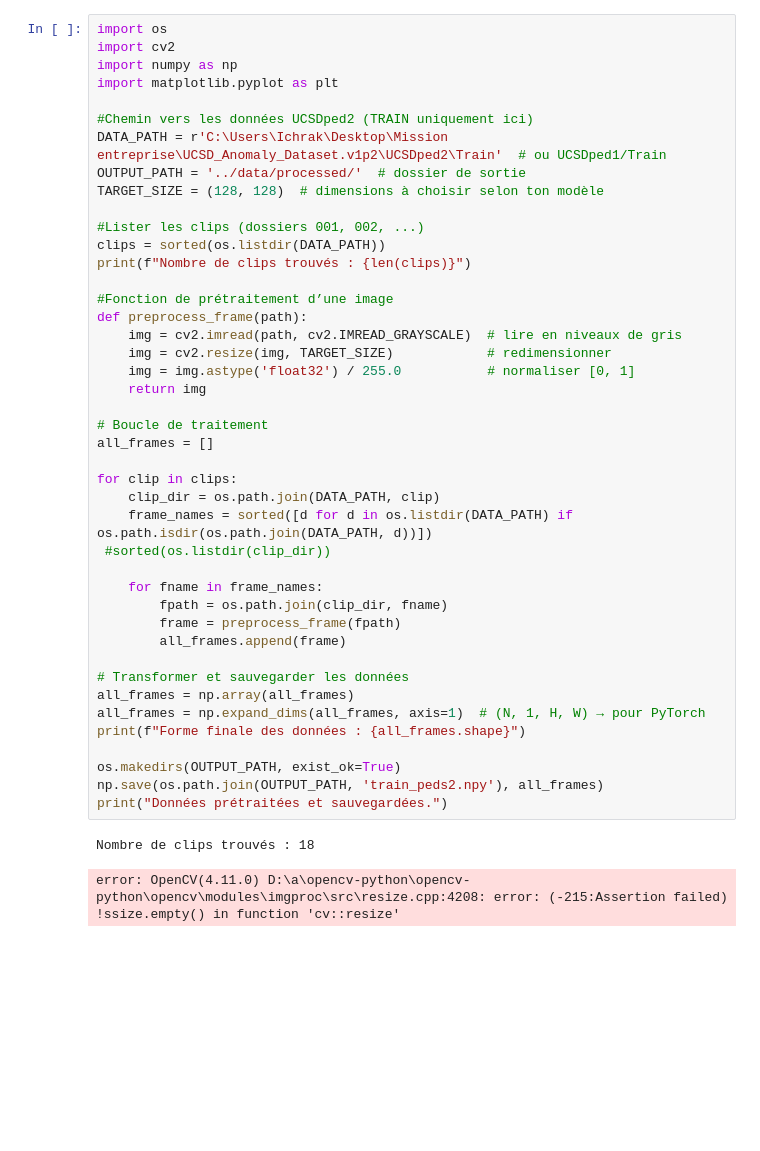
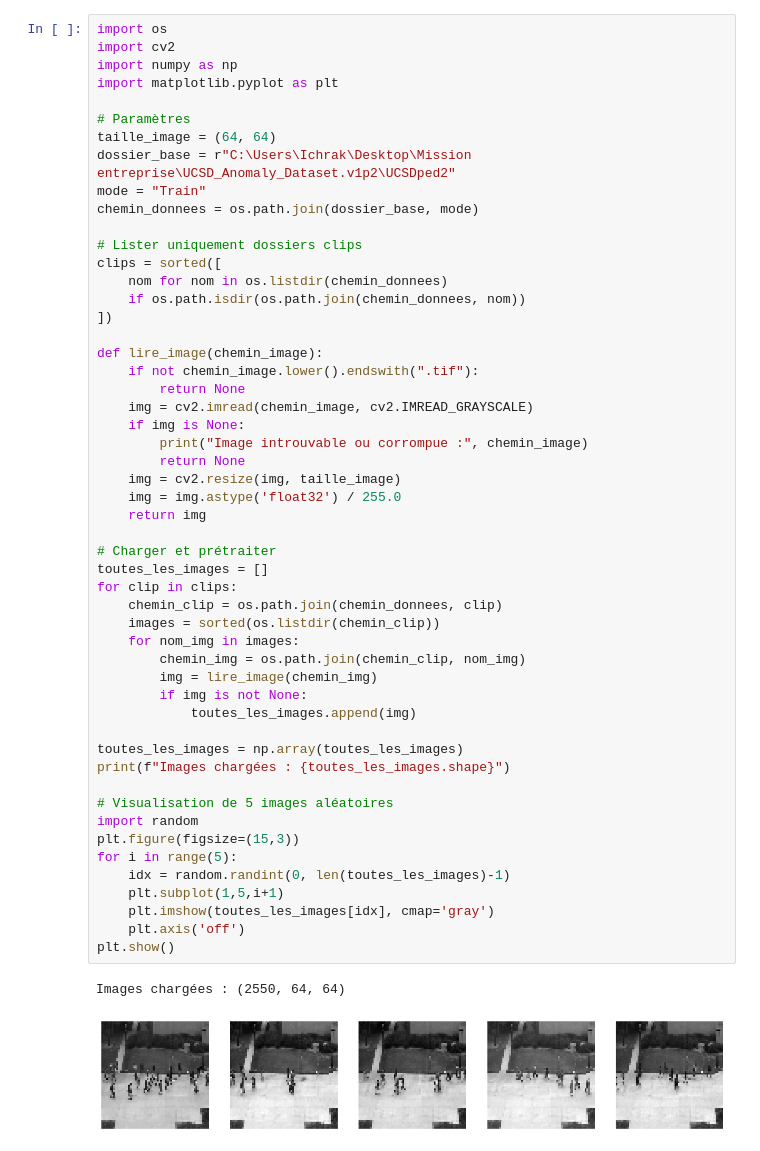
Before and after one commit to ichrakjlassi/Ucsd_AnomalyDetection, a Jupyter notebook: PreprocessingUcsd_AnomalyDetection.ipynb, the cells around one changed output. Cells and saved outputs as stored; diff of their text form; blank space fills up the shorter version.

```diff
--- a/PreprocessingUcsd_AnomalyDetection.ipynb
+++ b/PreprocessingUcsd_AnomalyDetection.ipynb
@@ -1,46 +1,55 @@
 # %%
 import os
 import cv2
 import numpy as np
 import matplotlib.pyplot as plt
 
-#Chemin vers les données UCSDped2 (TRAIN uniquement ici)
-DATA_PATH = r'C:\Users\Ichrak\Desktop\Mission entreprise\UCSD_Anomaly_Dataset.v1p2\UCSDped2\Train'  # ou UCSDped1/Train
-OUTPUT_PATH = '../data/processed/'  # dossier de sortie
-TARGET_SIZE = (128, 128)  # dimensions à choisir selon ton modèle
+# Paramètres
+taille_image = (64, 64)
+dossier_base = r"C:\Users\Ichrak\Desktop\Mission entreprise\UCSD_Anomaly_Dataset.v1p2\UCSDped2"
+mode = "Train"
+chemin_donnees = os.path.join(dossier_base, mode)
 
-#Lister les clips (dossiers 001, 002, ...)
-clips = sorted(os.listdir(DATA_PATH))
-print(f"Nombre de clips trouvés : {len(clips)}")
+# Lister uniquement dossiers clips
+clips = sorted([
+    nom for nom in os.listdir(chemin_donnees)
+    if os.path.isdir(os.path.join(chemin_donnees, nom))
+])
 
-#Fonction de prétraitement d’une image
-def preprocess_frame(path):
-    img = cv2.imread(path, cv2.IMREAD_GRAYSCALE)  # lire en niveaux de gris
-    img = cv2.resize(img, TARGET_SIZE)            # redimensionner
-    img = img.astype('float32') / 255.0           # normaliser [0, 1]
+def lire_image(chemin_image):
+    if not chemin_image.lower().endswith(".tif"):
+        return None
+    img = cv2.imread(chemin_image, cv2.IMREAD_GRAYSCALE)
+    if img is None:
+        print("Image introuvable ou corrompue :", chemin_image)
+        return None
+    img = cv2.resize(img, taille_image)
+    img = img.astype('float32') / 255.0
     return img
 
-# Boucle de traitement
-all_frames = []
+# Charger et prétraiter
+toutes_les_images = []
+for clip in clips:
+    chemin_clip = os.path.join(chemin_donnees, clip)
+    images = sorted(os.listdir(chemin_clip))
+    for nom_img in images:
+        chemin_img = os.path.join(chemin_clip, nom_img)
+        img = lire_image(chemin_img)
+        if img is not None:
+            toutes_les_images.append(img)
 
-for clip in clips:
-    clip_dir = os.path.join(DATA_PATH, clip)
-    frame_names = sorted([d for d in os.listdir(DATA_PATH) if os.path.isdir(os.path.join(DATA_PATH, d))])
- #sorted(os.listdir(clip_dir))
+toutes_les_images = np.array(toutes_les_images)
+print(f"Images chargées : {toutes_les_images.shape}")
 
-    for fname in frame_names:
-        fpath = os.path.join(clip_dir, fname)
-        frame = preprocess_frame(fpath)
-        all_frames.append(frame)
-
-# Transformer et sauvegarder les données
-all_frames = np.array(all_frames)
-all_frames = np.expand_dims(all_frames, axis=1)  # (N, 1, H, W) → pour PyTorch
-print(f"Forme finale des données : {all_frames.shape}")
-
-os.makedirs(OUTPUT_PATH, exist_ok=True)
-np.save(os.path.join(OUTPUT_PATH, 'train_peds2.npy'), all_frames)
-print("Données prétraitées et sauvegardées.")
+# Visualisation de 5 images aléatoires
+import random
+plt.figure(figsize=(15,3))
+for i in range(5):
+    idx = random.randint(0, len(toutes_les_images)-1)
+    plt.subplot(1,5,i+1)
+    plt.imshow(toutes_les_images[idx], cmap='gray')
+    plt.axis('off')
+plt.show()
 # %% [output]
-Nombre de clips trouvés : 18
+Images chargées : (2550, 64, 64)
-error: OpenCV(4.11.0) D:\a\opencv-python\opencv-python\opencv\modules\imgproc\src\resize.cpp:4208: error: (-215:Assertion failed) !ssize.empty() in function 'cv::resize'
+[figure, added]
```
Also changed, not shown: parts of 2 cells of this notebook.
